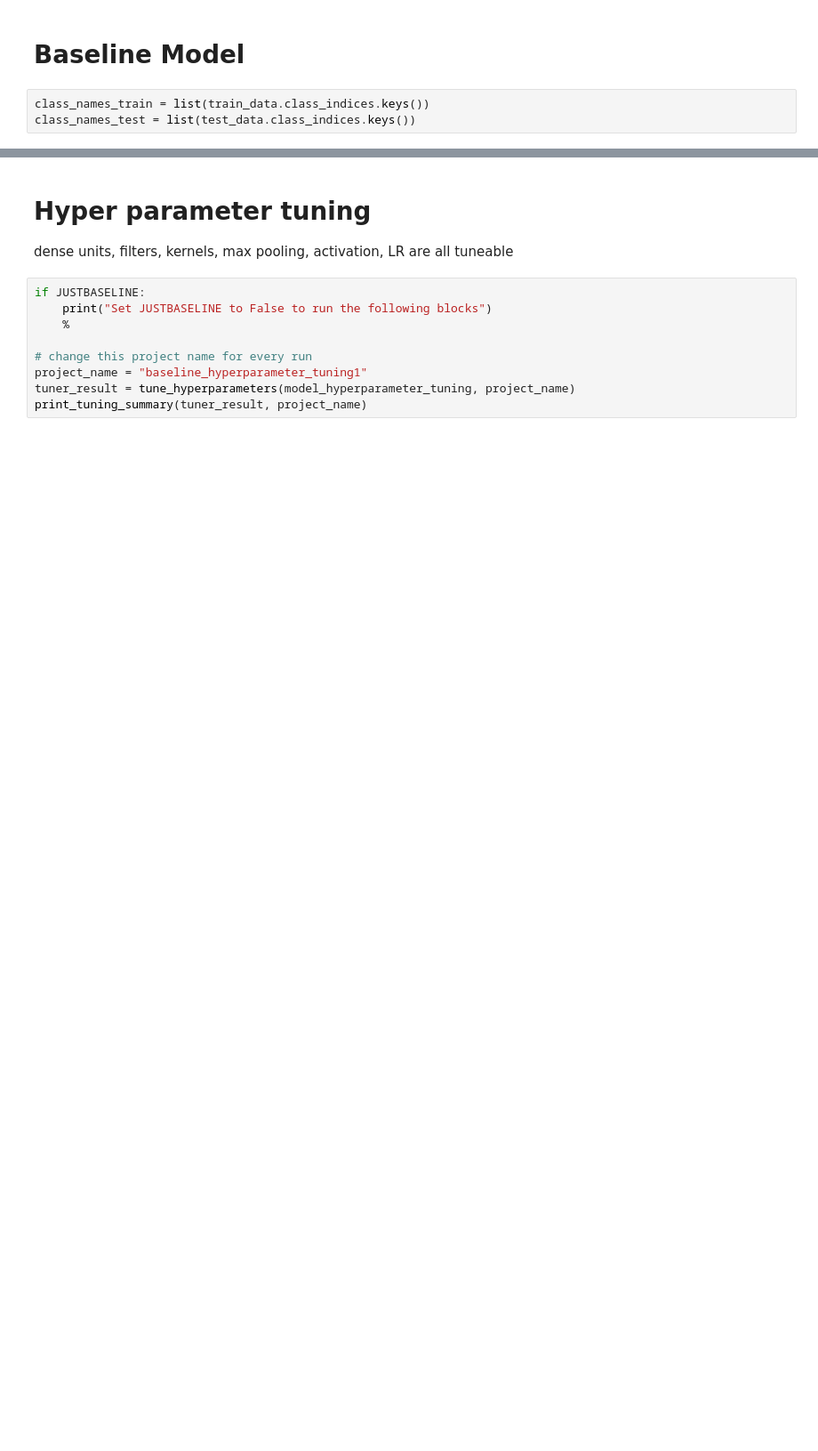
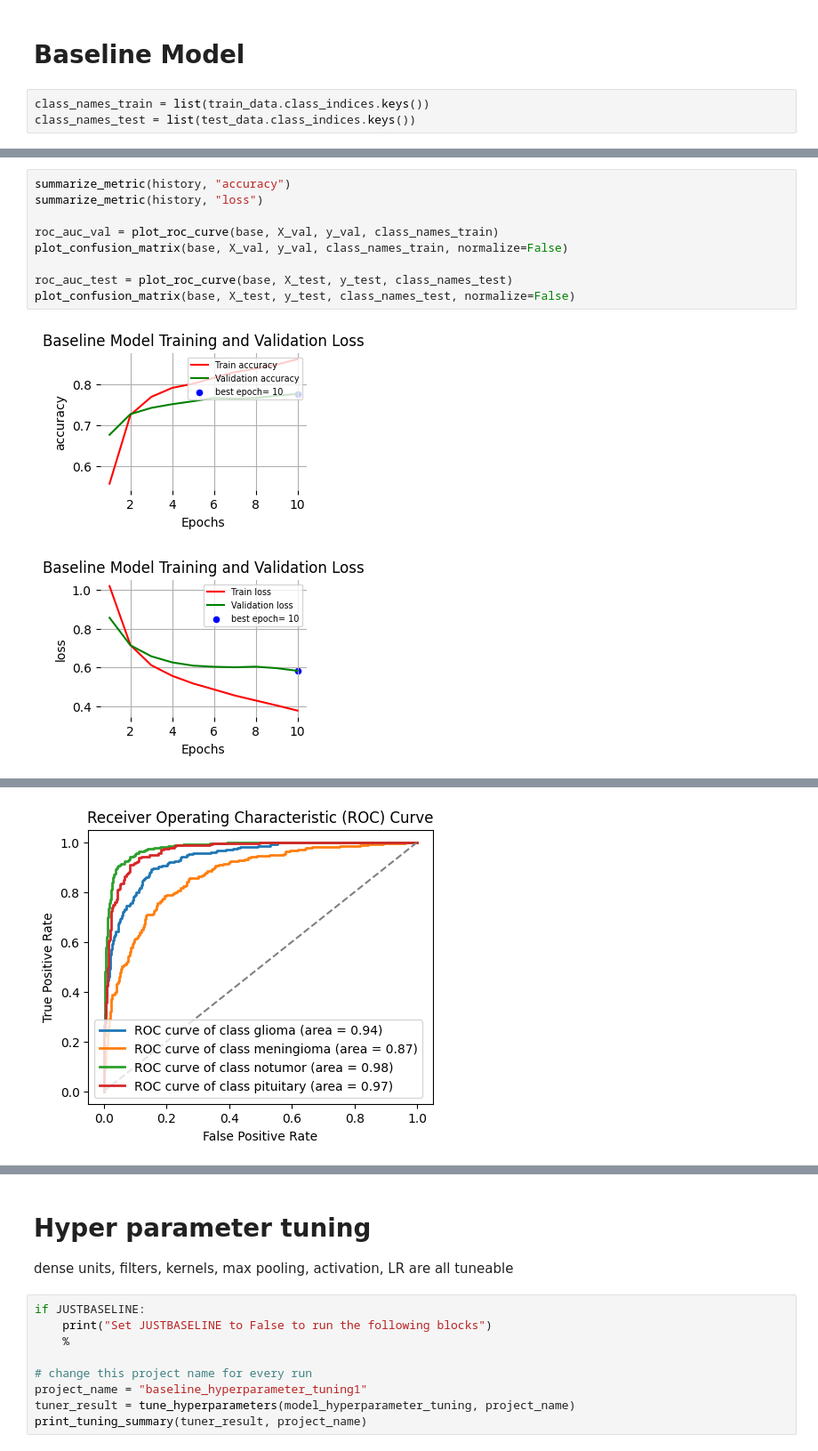
Before and after one commit to Tinus1424/braintumor, a Jupyter notebook: main_notebook.ipynb, the cells around one changed output, grey strips where cells are left out. Shown at 89% size. Drawn from its saved outputs; the diff is of its cells as text; blank space fills up the shorter version.

```diff
--- a/main_notebook.ipynb
+++ b/main_notebook.ipynb
@@ -57,0 +129,12 @@ history = base.fit(X_train, y_train, batch_size =32, epochs = 10, validation_dat
+# %%
+summarize_metric(history, "accuracy")
+summarize_metric(history, "loss")
+
+roc_auc_val = plot_roc_curve(base, X_val, y_val, class_names_train)
+plot_confusion_matrix(base, X_val, y_val, class_names_train, normalize=False)
+
+roc_auc_test = plot_roc_curve(base, X_test, y_test, class_names_test)
+plot_confusion_matrix(base, X_test, y_test, class_names_test, normalize=False)
+# %% [output]
+[figure, added]
+[figure, added]
@@ -57,0 +142 @@ history = base.fit(X_train, y_train, batch_size =32, epochs = 10, validation_dat
+[figure, added]
```
Also changed, not shown: parts of 23 cells of this notebook, 1 other file.
